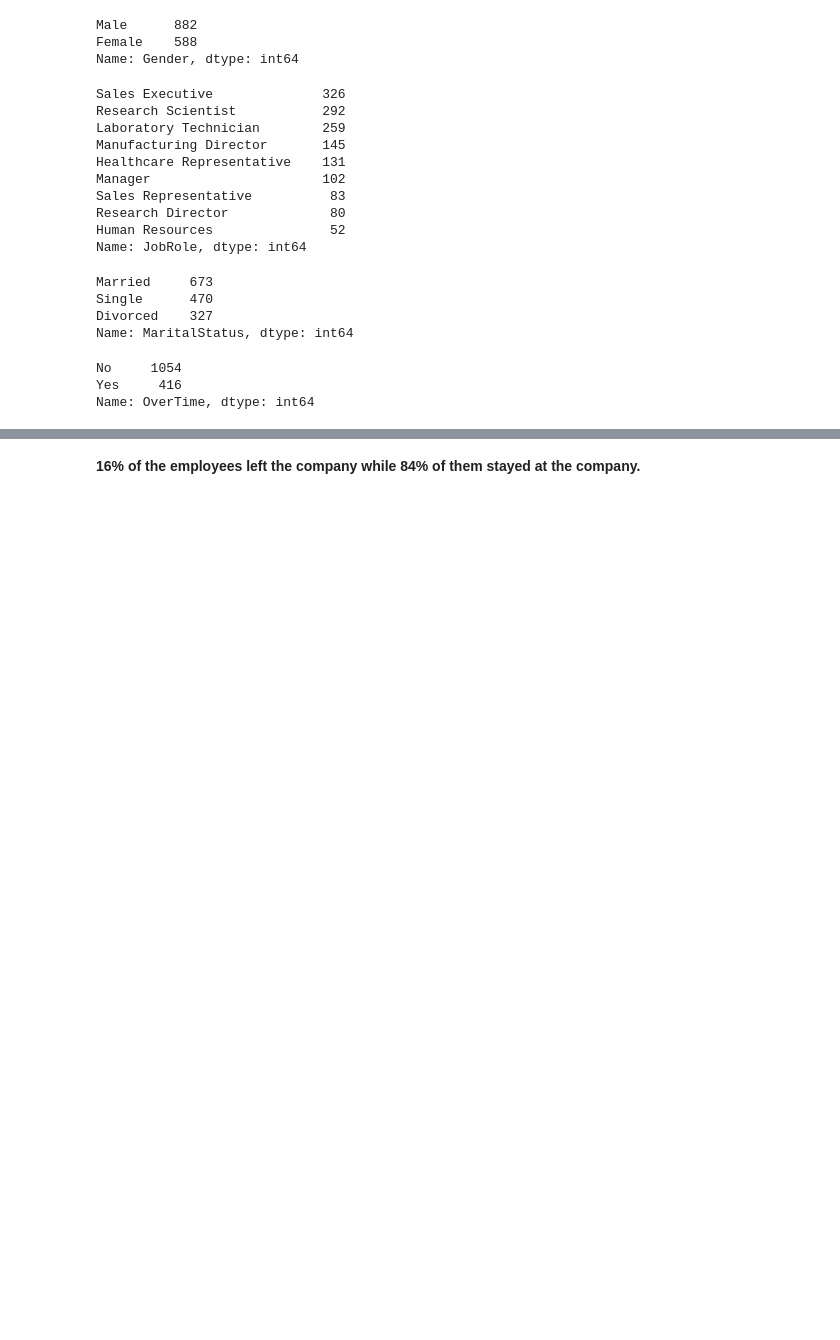
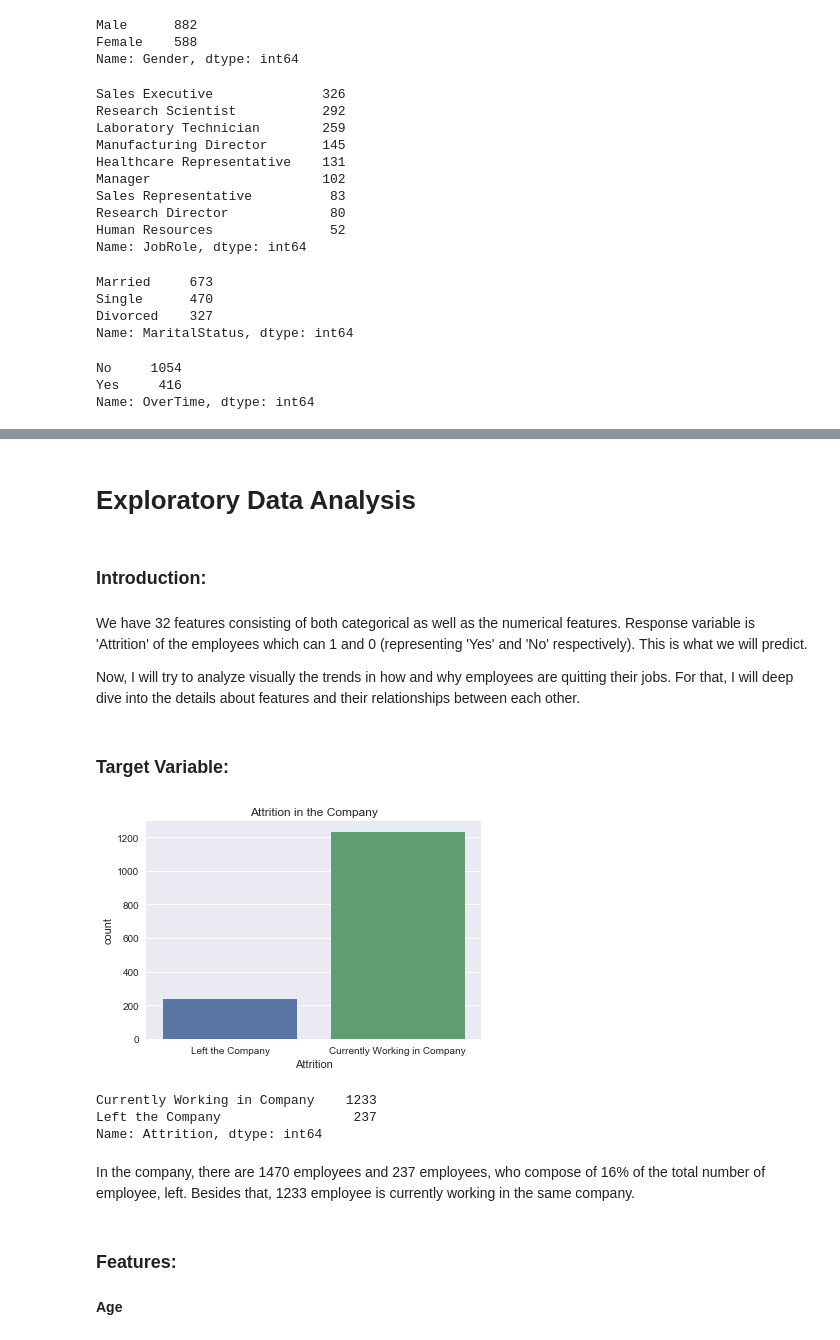
Before and after one commit to ShiningData/Capstone_Project-IBM_HR_Analytics, a Jupyter notebook: HR Analytics Employee Attrition and Performance.ipynb, the cells around one changed output, grey strips where cells are left out. Cells and saved outputs as stored; diff of their text form; code cells hidden in the pictures; blank space fills up the shorter version.

Commit message:
data story commit

```diff
--- a/HR Analytics Employee Attrition and Performance.ipynb
+++ b/HR Analytics Employee Attrition and Performance.ipynb
@@ -313,2 +318,27 @@ Name: Attrition, dtype: float64
-# %% [markdown]
-**16% of the employees left the company while 84% of them stayed at the company.**
+# %% [markdown]
+# Exploratory Data Analysis
+# %% [markdown]
+### Introduction:
+# %% [markdown]
+We have 32 features consisting of both categorical as well as the numerical features. Response variable is 'Attrition' of the employees which can 1 and 0 (representing 'Yes' and 'No' respectively). This is what we will predict.
+
+Now, I will try to analyze visually the trends in how and why employees are quitting their jobs. For that, I will deep dive into the details about features and their relationships between each other.
+# %% [markdown]
+### Target Variable:
+# %%
+trgt = df2['Attrition'].apply(lambda x: 'Currently Working in Company' if x == 0 else 'Left the Company')
+sns.countplot(trgt)
+plt.title('Attrition in the Company')
+plt.show()
+trgt.value_counts()
+# %% [output]
+[figure, added]
+Currently Working in Company    1233
+Left the Company                 237
+Name: Attrition, dtype: int64
+# %% [markdown]
+In the company, there are 1470 employees and 237 employees, who compose of 16% of the total number of employee, left. Besides that, 1233 employee is currently working in the same company.
+# %% [markdown]
+### Features:
+# %% [markdown]
+**Age**
```
Also changed, not shown: parts of 171 cells of this notebook.
